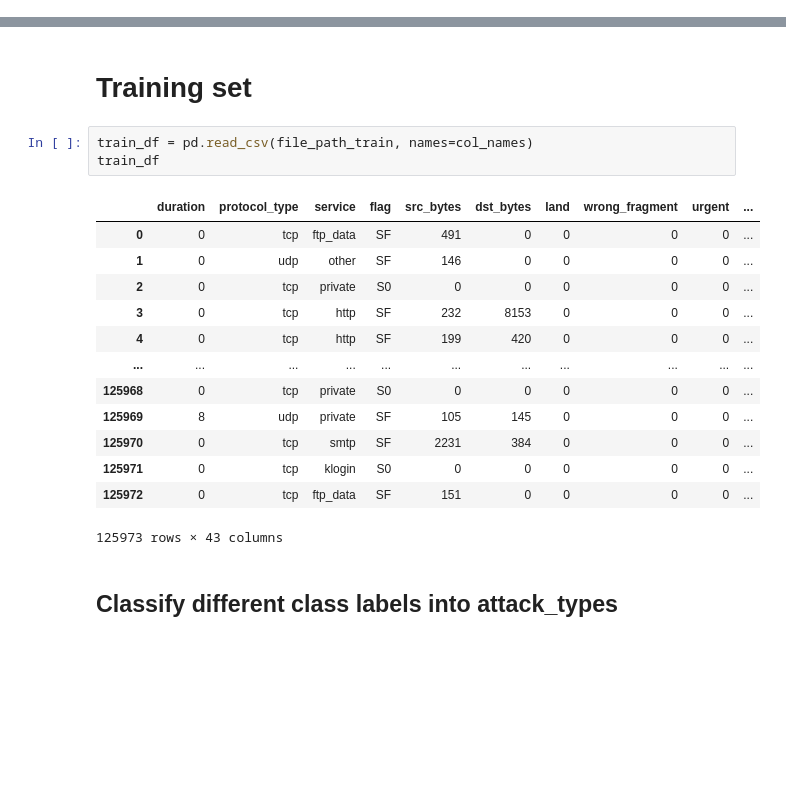
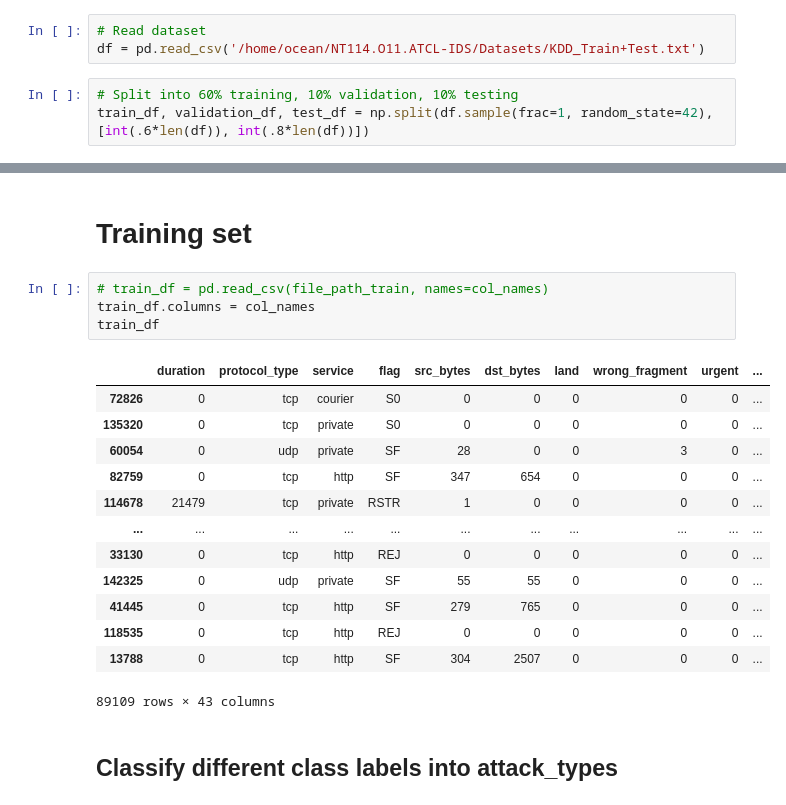
Before and after one commit to OceanTran999/NT114.O11.ATCL-IDS, a Jupyter notebook: MAML_CNN.ipynb, the cells around one changed output, grey strips where cells are left out. Cells and saved outputs as stored; diff of their text form; blank space fills up the shorter version.

```diff
--- a/MAML_CNN.ipynb
+++ b/MAML_CNN.ipynb
@@ -16,6 +29,12 @@ from sklearn.model_selection import train_test_split # for splitting data into t
 
 import warnings
 warnings.filterwarnings("ignore")
+# %%
+# Read dataset
+df = pd.read_csv('/home/ocean/NT114.O11.ATCL-IDS/Datasets/KDD_Train+Test.txt')
+# %%
+# Split into 60% training, 10% validation, 10% testing
+train_df, validation_df, test_df = np.split(df.sample(frac=1, random_state=42), [int(.6*len(df)), int(.8*len(df))])
 # %% [markdown]
 ## Add the column labels
 # %% [markdown]
@@ -44,22 +63,23 @@ Class-label attacks are fall into 4 categories of data.
 # %% [markdown]
 # Training set
 # %%
-train_df = pd.read_csv(file_path_train, names=col_names)
+# train_df = pd.read_csv(file_path_train, names=col_names)
+train_df.columns = col_names
 train_df
 # %% [output]
 |  | duration | protocol_type | service | flag | src_bytes | dst_bytes | land | wrong_fragment | urgent | ... |
-| 0 | 0 | tcp | ftp_data | SF | 491 | 0 | 0 | 0 | 0 | ... |
-| 1 | 0 | udp | other | SF | 146 | 0 | 0 | 0 | 0 | ... |
-| 2 | 0 | tcp | private | S0 | 0 | 0 | 0 | 0 | 0 | ... |
-| 3 | 0 | tcp | http | SF | 232 | 8153 | 0 | 0 | 0 | ... |
-| 4 | 0 | tcp | http | SF | 199 | 420 | 0 | 0 | 0 | ... |
+| 72826 | 0 | tcp | courier | S0 | 0 | 0 | 0 | 0 | 0 | ... |
+| 135320 | 0 | tcp | private | S0 | 0 | 0 | 0 | 0 | 0 | ... |
+| 60054 | 0 | udp | private | SF | 28 | 0 | 0 | 3 | 0 | ... |
+| 82759 | 0 | tcp | http | SF | 347 | 654 | 0 | 0 | 0 | ... |
+| 114678 | 21479 | tcp | private | RSTR | 1 | 0 | 0 | 0 | 0 | ... |
 | ... | ... | ... | ... | ... | ... | ... | ... | ... | ... | ... |
-| 125968 | 0 | tcp | private | S0 | 0 | 0 | 0 | 0 | 0 | ... |
-| 125969 | 8 | udp | private | SF | 105 | 145 | 0 | 0 | 0 | ... |
-| 125970 | 0 | tcp | smtp | SF | 2231 | 384 | 0 | 0 | 0 | ... |
-| 125971 | 0 | tcp | klogin | S0 | 0 | 0 | 0 | 0 | 0 | ... |
-| 125972 | 0 | tcp | ftp_data | SF | 151 | 0 | 0 | 0 | 0 | ... |
+| 33130 | 0 | tcp | http | REJ | 0 | 0 | 0 | 0 | 0 | ... |
+| 142325 | 0 | udp | private | SF | 55 | 55 | 0 | 0 | 0 | ... |
+| 41445 | 0 | tcp | http | SF | 279 | 765 | 0 | 0 | 0 | ... |
+| 118535 | 0 | tcp | http | REJ | 0 | 0 | 0 | 0 | 0 | ... |
+| 13788 | 0 | tcp | http | SF | 304 | 2507 | 0 | 0 | 0 | ... |
-125973 rows × 43 columns
+89109 rows × 43 columns
 # %% [markdown]
 ## Classify different class labels into attack_types
 # %%
```
Also changed, not shown: parts of 68 cells of this notebook, 1 other file.
